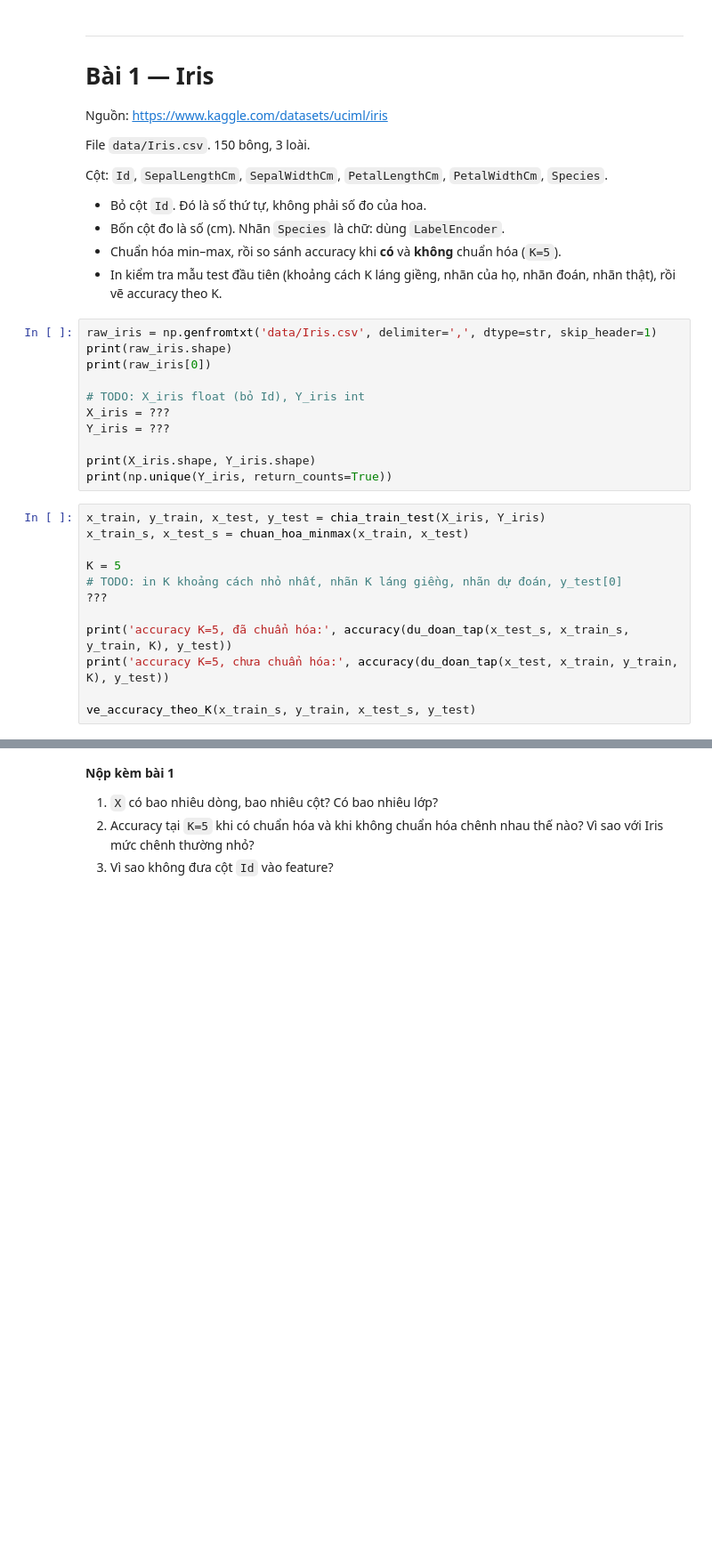
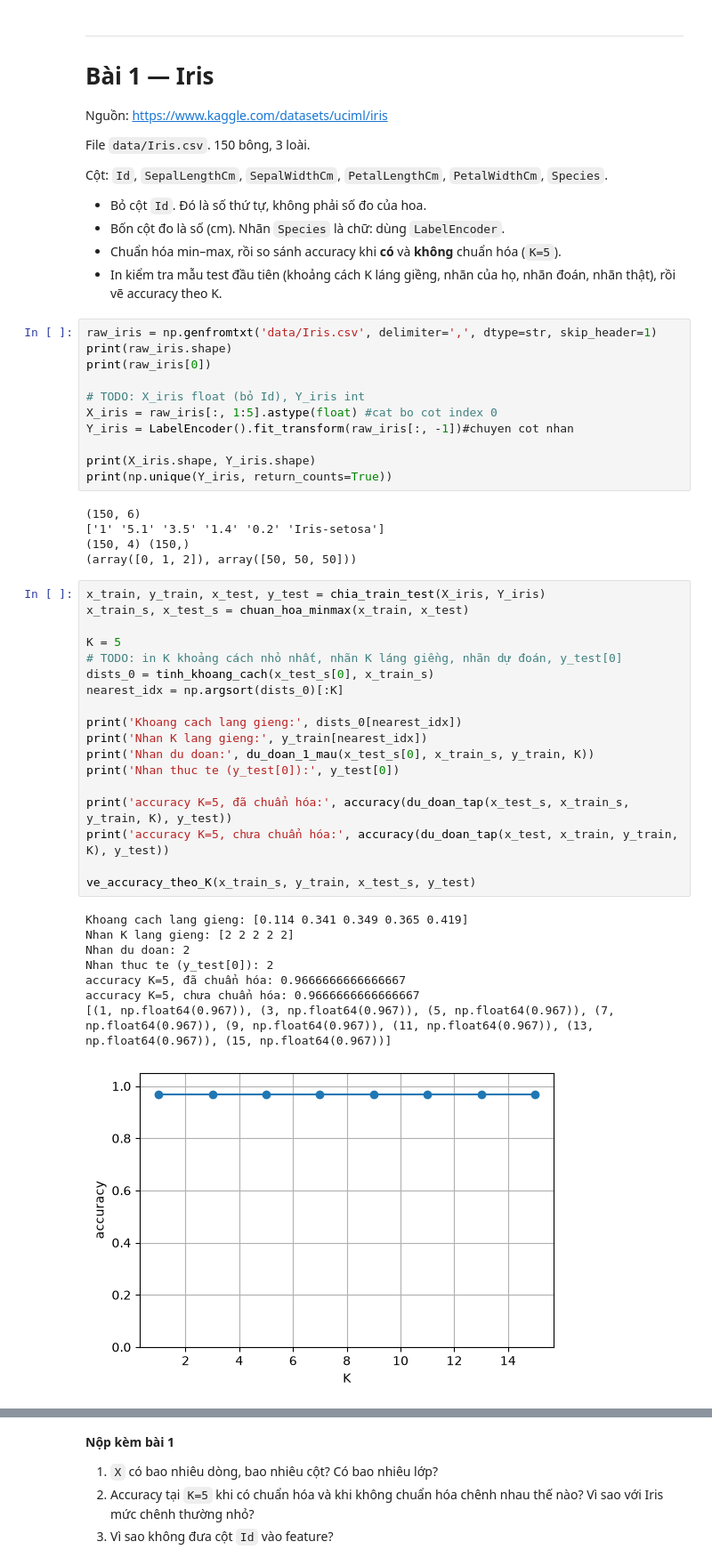
Before and after one commit to khang2112/DA_AI_2026, a Jupyter notebook: Practice/week7/Clustering/02_TH-kNN.ipynb, the cells around one changed output, grey strips where cells are left out. Shown at 89% size. Saved outputs shown, nothing was run; the diff lists cells and outputs as text; blank space fills up the shorter version.

```diff
--- a/Practice/week7/Clustering/02_TH-kNN.ipynb
+++ b/Practice/week7/Clustering/02_TH-kNN.ipynb
@@ -111,20 +137,40 @@ print(raw_iris.shape)
 print(raw_iris[0])
 
 # TODO: X_iris float (bỏ Id), Y_iris int
-X_iris = ???
-Y_iris = ???
+X_iris = raw_iris[:, 1:5].astype(float) #cat bo cot index 0
+Y_iris = LabelEncoder().fit_transform(raw_iris[:, -1])#chuyen cot nhan
 
 print(X_iris.shape, Y_iris.shape)
 print(np.unique(Y_iris, return_counts=True))
+# %% [output]
+(150, 6)
+['1' '5.1' '3.5' '1.4' '0.2' 'Iris-setosa']
+(150, 4) (150,)
+(array([0, 1, 2]), array([50, 50, 50]))
 # %%
 x_train, y_train, x_test, y_test = chia_train_test(X_iris, Y_iris)
 x_train_s, x_test_s = chuan_hoa_minmax(x_train, x_test)
 
 K = 5
 # TODO: in K khoảng cách nhỏ nhất, nhãn K láng giềng, nhãn dự đoán, y_test[0]
-???
+dists_0 = tinh_khoang_cach(x_test_s[0], x_train_s)
+nearest_idx = np.argsort(dists_0)[:K]
+
+print('Khoang cach lang gieng:', dists_0[nearest_idx])
+print('Nhan K lang gieng:', y_train[nearest_idx])
+print('Nhan du doan:', du_doan_1_mau(x_test_s[0], x_train_s, y_train, K))
+print('Nhan thuc te (y_test[0]):', y_test[0])
 
 print('accuracy K=5, đã chuẩn hóa:', accuracy(du_doan_tap(x_test_s, x_train_s, y_train, K), y_test))
 print('accuracy K=5, chưa chuẩn hóa:', accuracy(du_doan_tap(x_test, x_train, y_train, K), y_test))
 
 ve_accuracy_theo_K(x_train_s, y_train, x_test_s, y_test)
+# %% [output]
+Khoang cach lang gieng: [0.114 0.341 0.349 0.365 0.419]
+Nhan K lang gieng: [2 2 2 2 2]
+Nhan du doan: 2
+Nhan thuc te (y_test[0]): 2
+accuracy K=5, đã chuẩn hóa: 0.9666666666666667
+accuracy K=5, chưa chuẩn hóa: 0.9666666666666667
+[(1, np.float64(0.967)), (3, np.float64(0.967)), (5, np.float64(0.967)), (7, np.float64(0.967)), (9, np.float64(0.967)), (11, np.float64(0.967)), (13, np.float64(0.967)), (15, np.float64(0.967))]
+[figure, added]
```
Also changed, not shown: parts of 13 cells of this notebook, 10 other files.
